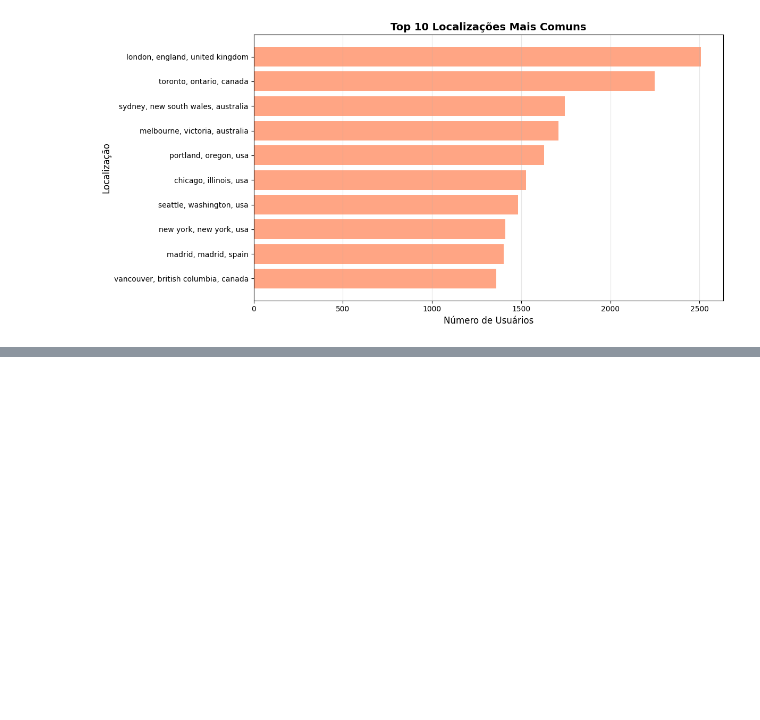
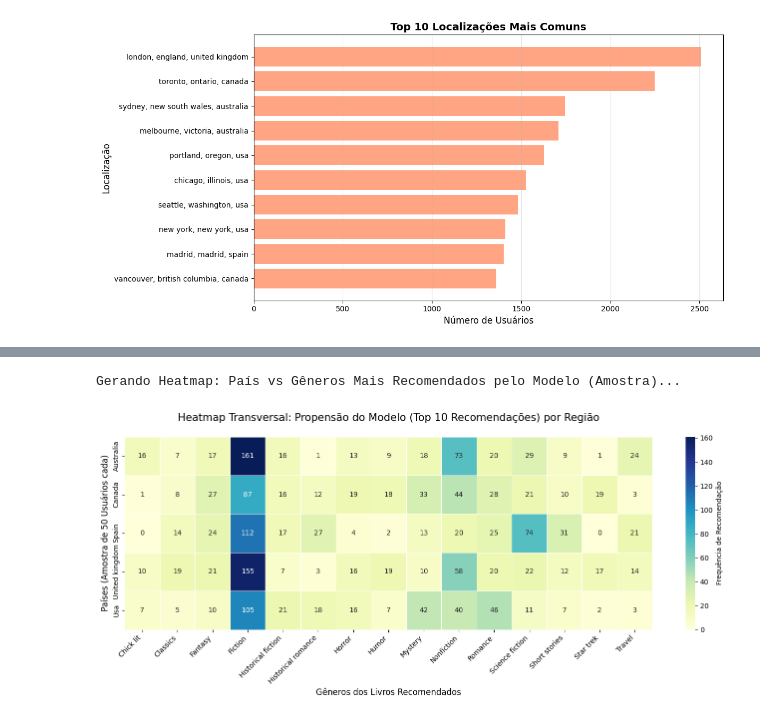
Before and after one commit to YuriRadzi/NeoLeitura, a Jupyter notebook: recomendacoes.ipynb, the cells around one changed output, grey strips where cells are left out. Cells and saved outputs as stored; diff of their text form; code cells hidden in the pictures; blank space fills up the shorter version.

```diff
--- a/recomendacoes.ipynb
+++ b/recomendacoes.ipynb
@@ -967,0 +999,74 @@ strange places, questionable people: updated with a new chapter on kosovo    joh
+# %%
+# --- Análise Visual Avançada: Heatmap (País x Gêneros Recomendados) ---
+import numpy as np
+import seaborn as sns
+import matplotlib.pyplot as plt
+import pandas as pd
+
+print("Gerando Heatmap: País vs Gêneros Mais Recomendados pelo Modelo (Amostra)...")
+
+try:
+    # Vamos escolher 5 países populares no dataset para ter um visual interessante
+    paises_alvo = ['usa', 'united kingdom', 'canada', 'australia', 'spain']
+
+    # Selecionamos 50 usuários aleatórios de cada país validado
+    amostra_users = df_desnormalizado_filtered[df_desnormalizado_filtered['Country'].isin(paises_alvo)].drop_duplicates(subset=['User-ID'])
+    amostra_users = amostra_users.groupby('Country').sample(n=50, random_state=42, replace=True)
+
+    resultados_heatmap = []
+
+    # Para cada usuário na amostra, usamos o índice de busca rápida configurado
+    for _, row in amostra_users.iterrows():
+        u_input = {
+            "user_id": tf.constant([str(row['User-ID'])]),
+            "age": tf.constant([np.float32(row['Age'])]),
+            "country": tf.constant([str(row['Country'])])
+        }
+        if usa_cidade_estado:
+            u_input["city"] = tf.constant([str(row['City'])])
+            u_input["state"] = tf.constant([str(row['State'])])
+
+        # Pega as 10 melhores inferências
+        _, titles_tf = index(u_input)
+        top_isbns = [isbn.decode('utf-8') for isbn in titles_tf[0, :10].numpy()]
+
+        # Encontra o gênero desses livros
+        for isbn in top_isbns:
+            livro = df_books_unique[df_books_unique['ISBN'] == isbn]
+            if not livro.empty:
+                generos_raw = str(livro['genres'].values[0])
+                if generos_raw and generos_raw.strip() != "" and generos_raw.lower() != "nan":
+                    # Pegamos o primeiro termo (split) se houverem vários para simplificar o gráfico
+                    genero_principal = generos_raw.split()[0].replace('_', ' ').capitalize()
+                    resultados_heatmap.append({
+                        'Country': str(row['Country']).capitalize(),
+                        'Genre': genero_principal
+                    })
+
+    df_heatmap = pd.DataFrame(resultados_heatmap)
+
+    if not df_heatmap.empty:
+        # Pegamos apenas os top 15 Gêneros globais para dar espaço legível no gráfico
+        top_15_genres = df_heatmap['Genre'].value_counts().head(15).index
+        df_heatmap_top = df_heatmap[df_heatmap['Genre'].isin(top_15_genres)]
+
+        # Pivot tab para converter as linhas e contagens em formato Matrix NxM para o Heatmap
+        matriz_heatmap = pd.crosstab(df_heatmap_top['Country'], df_heatmap_top['Genre'])
+
+        # Desenhar!
+        plt.figure(figsize=(14, 6))
+        sns.heatmap(matriz_heatmap, cmap="YlGnBu", annot=True, fmt="d", linewidths=.5, cbar_kws={'label': 'Frequência de Recomendação'})
+        plt.title("Heatmap Transversal: Propensão do Modelo (Top 10 Recomendações) por Região\n", fontsize=15)
+        plt.xlabel("Gêneros dos Livros Recomendados", fontsize=12)
+        plt.ylabel("Países (Amostra de 50 Usuários cada)", fontsize=12)
+        plt.xticks(rotation=45, ha='right')
+        plt.tight_layout()
+        plt.show()
+    else:
+        print("Não foi possível gerar dados suficientes para o Heatmap.")
+
+except Exception as e:
+    print(f"Não foi possível processar o index Tensor. É preciso rodar as predições (Célula BruteForce Index) primeiro. Detalhes: {e}")
+# %% [output]
+Gerando Heatmap: País vs Gêneros Mais Recomendados pelo Modelo (Amostra)...
+[figure, added]
```
Also changed, not shown: parts of 32 cells of this notebook.
